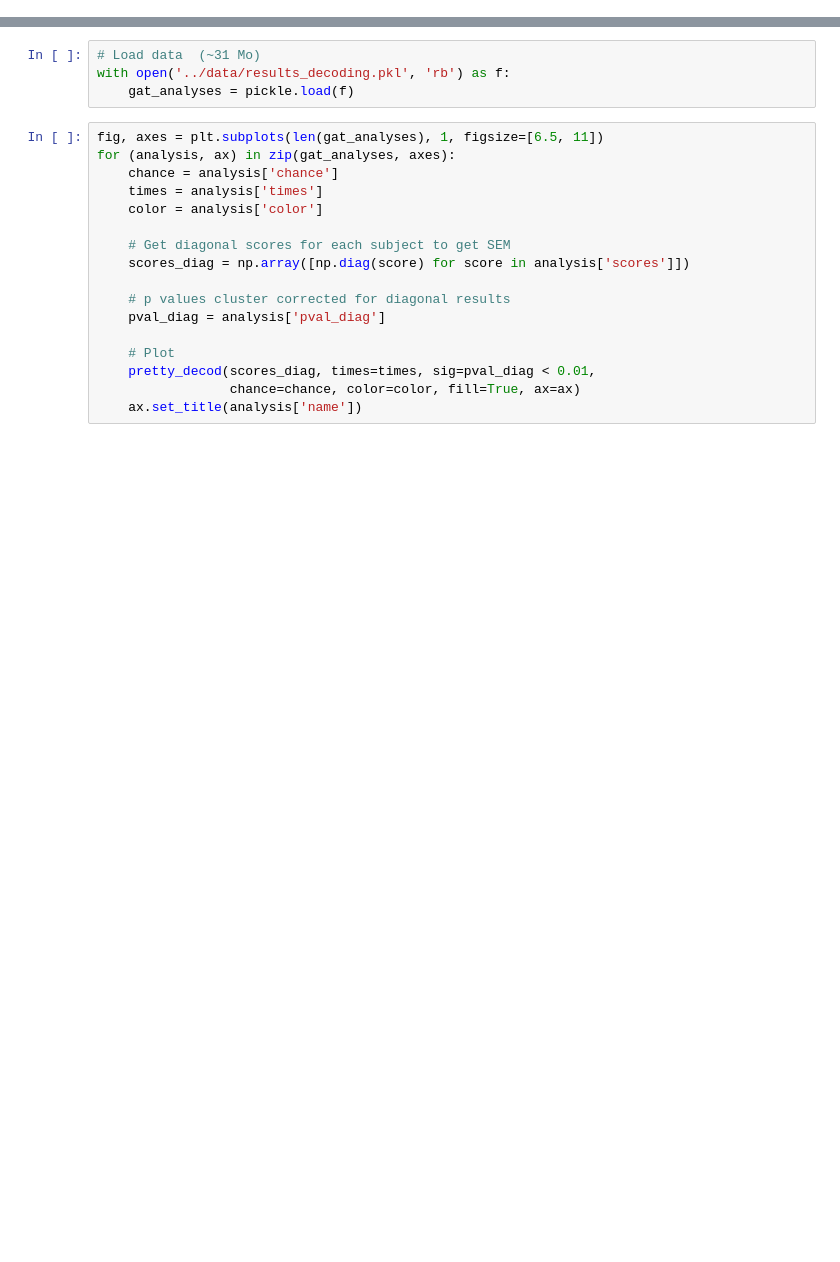
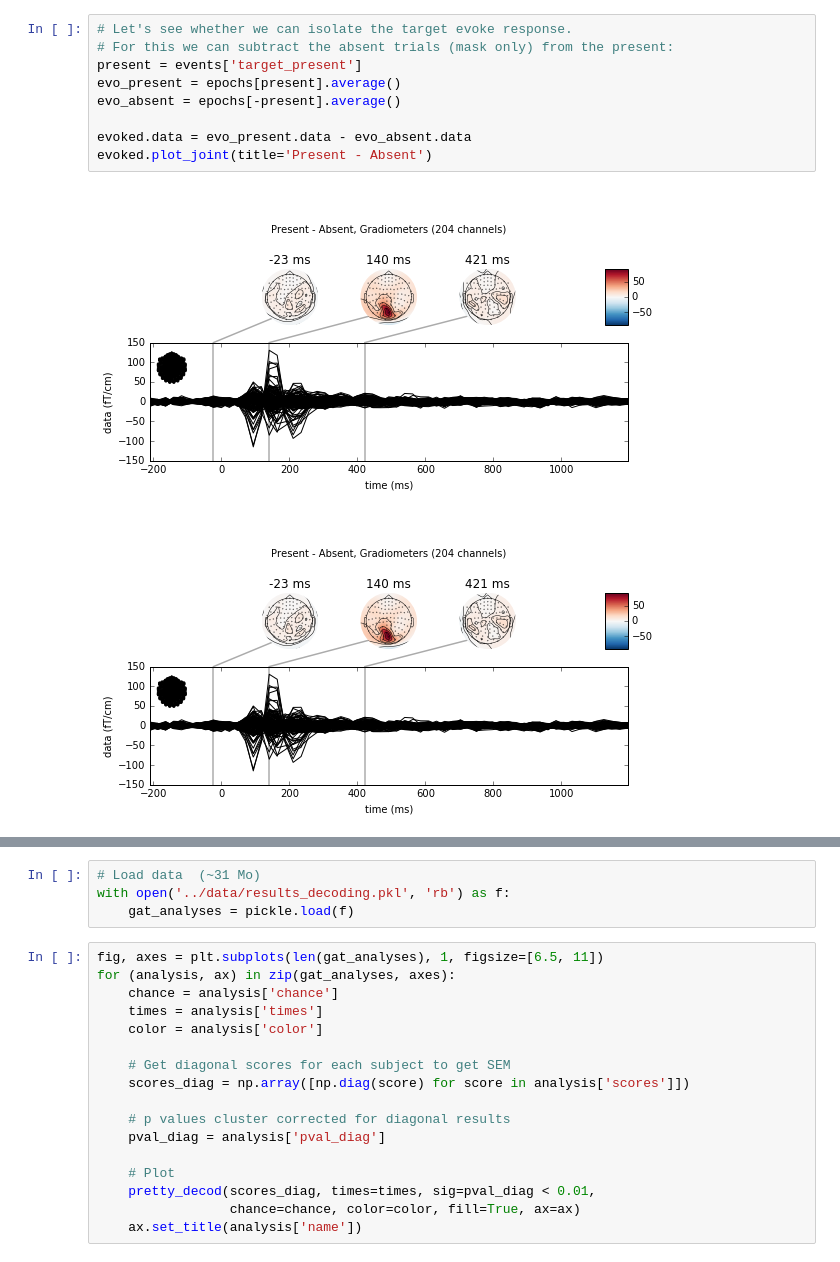
Before and after one commit to kingjr/decod_unseen_maintenance, a Jupyter notebook: notebook/results_summary.ipynb, the cells around one changed output, grey strips where cells are left out. Drawn from its saved outputs; the diff is of its cells as text; blank space fills up the shorter version.

```diff
--- a/notebook/results_summary.ipynb
+++ b/notebook/results_summary.ipynb
@@ -20,0 +45,12 @@ from jr.plot import pretty_gat, pretty_decod
+# %%
+# Let's see whether we can isolate the target evoke response.
+# For this we can subtract the absent trials (mask only) from the present:
+present = events['target_present']
+evo_present = epochs[present].average()
+evo_absent = epochs[-present].average()
+
+evoked.data = evo_present.data - evo_absent.data
+evoked.plot_joint(title='Present - Absent')
+# %% [output]
+[figure, added]
+[figure, added]
```
Also changed, not shown: parts of 21 cells of this notebook, 2 other files.
